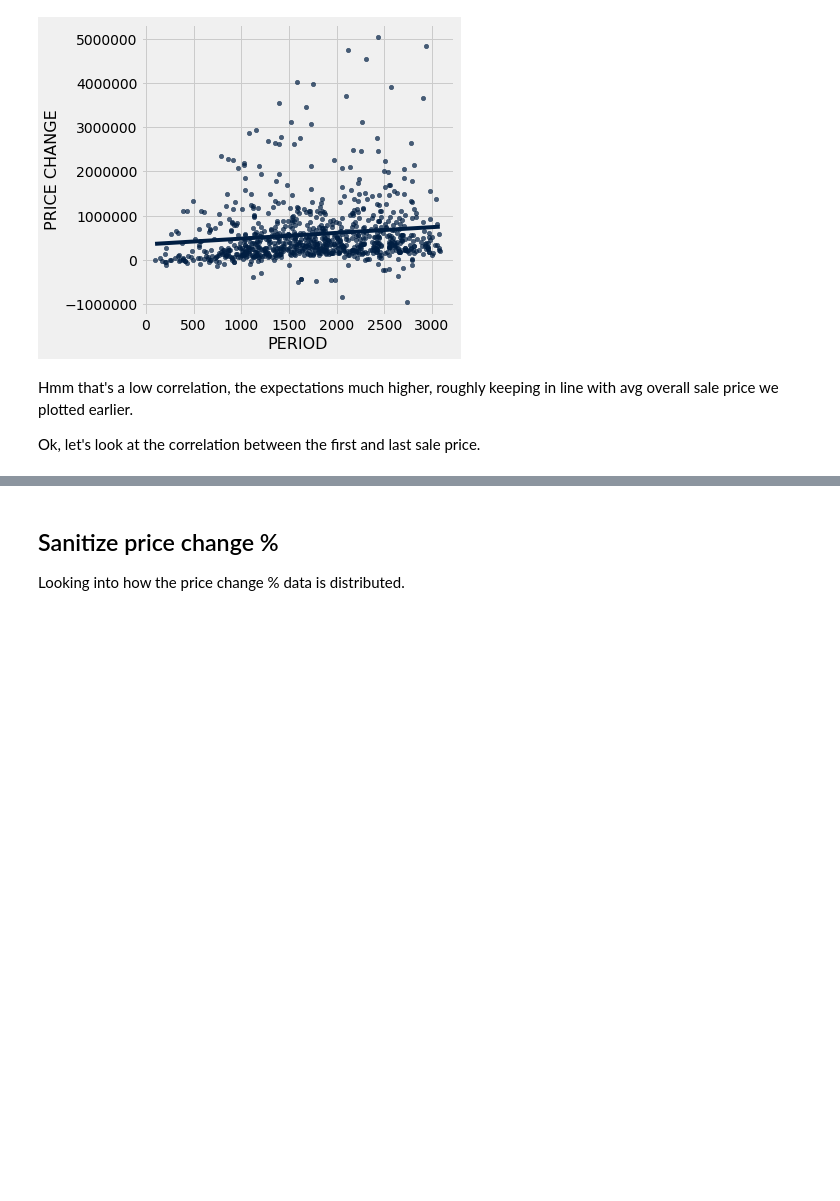
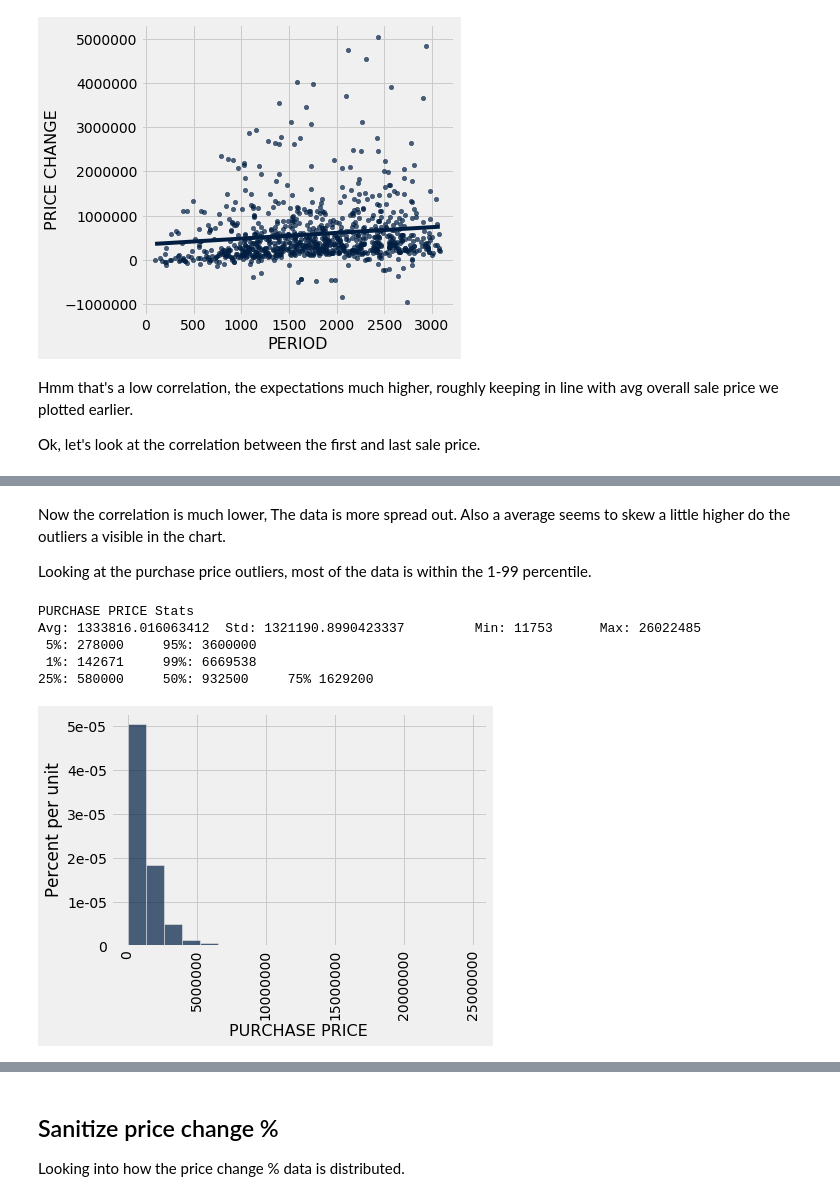
Before and after one commit to somya/nyc_apt_price_predictor, a Jupyter notebook: 03 NYC Property Sale Analysis.ipynb, the cells around one changed output, grey strips where cells are left out. Cells and saved outputs as stored; diff of their text form; code cells hidden in the pictures; blank space fills up the shorter version.

```diff
--- a/03 NYC Property Sale Analysis.ipynb
+++ b/03 NYC Property Sale Analysis.ipynb
@@ -239,0 +157,13 @@ Table().with_columns(
+# %% [markdown]
+Now the correlation is much lower, The data is more spread out. Also a average seems to skew a little higher do the outliers a visible in the chart.
+
+Looking at the purchase price outliers, most of the data is within the 1-99 percentile.
+# %%
+col_stats(condo_sales, COL_PURCHASE_PRICE)
+# %% [output]
+PURCHASE PRICE Stats
+Avg: 1333816.016063412  Std: 1321190.8990423337         Min: 11753      Max: 26022485
+ 5%: 278000     95%: 3600000
+ 1%: 142671     99%: 6669538
+25%: 580000     50%: 932500     75% 1629200
+[figure, added]
```
Also changed, not shown: parts of 36 cells of this notebook, 7 other files.
